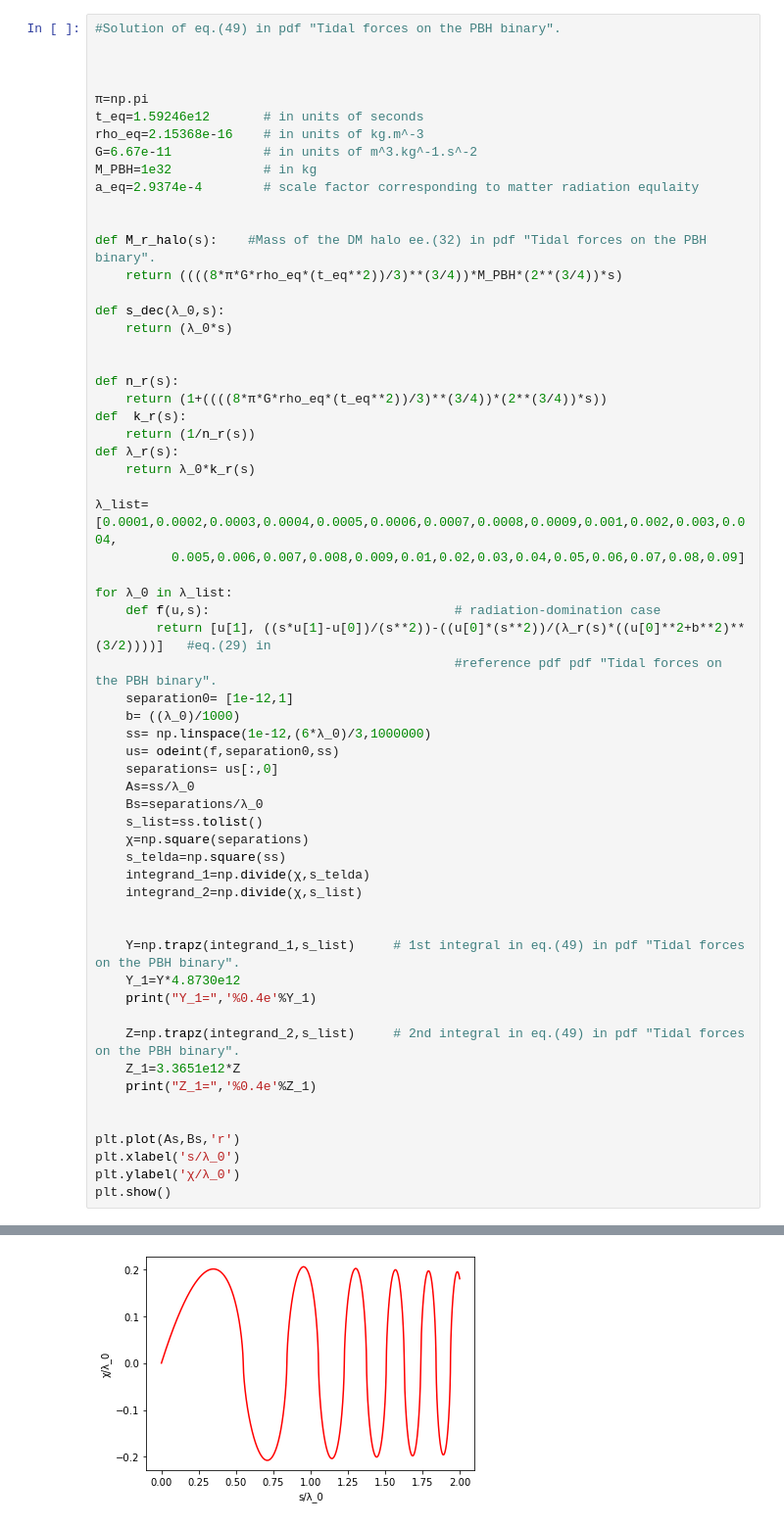
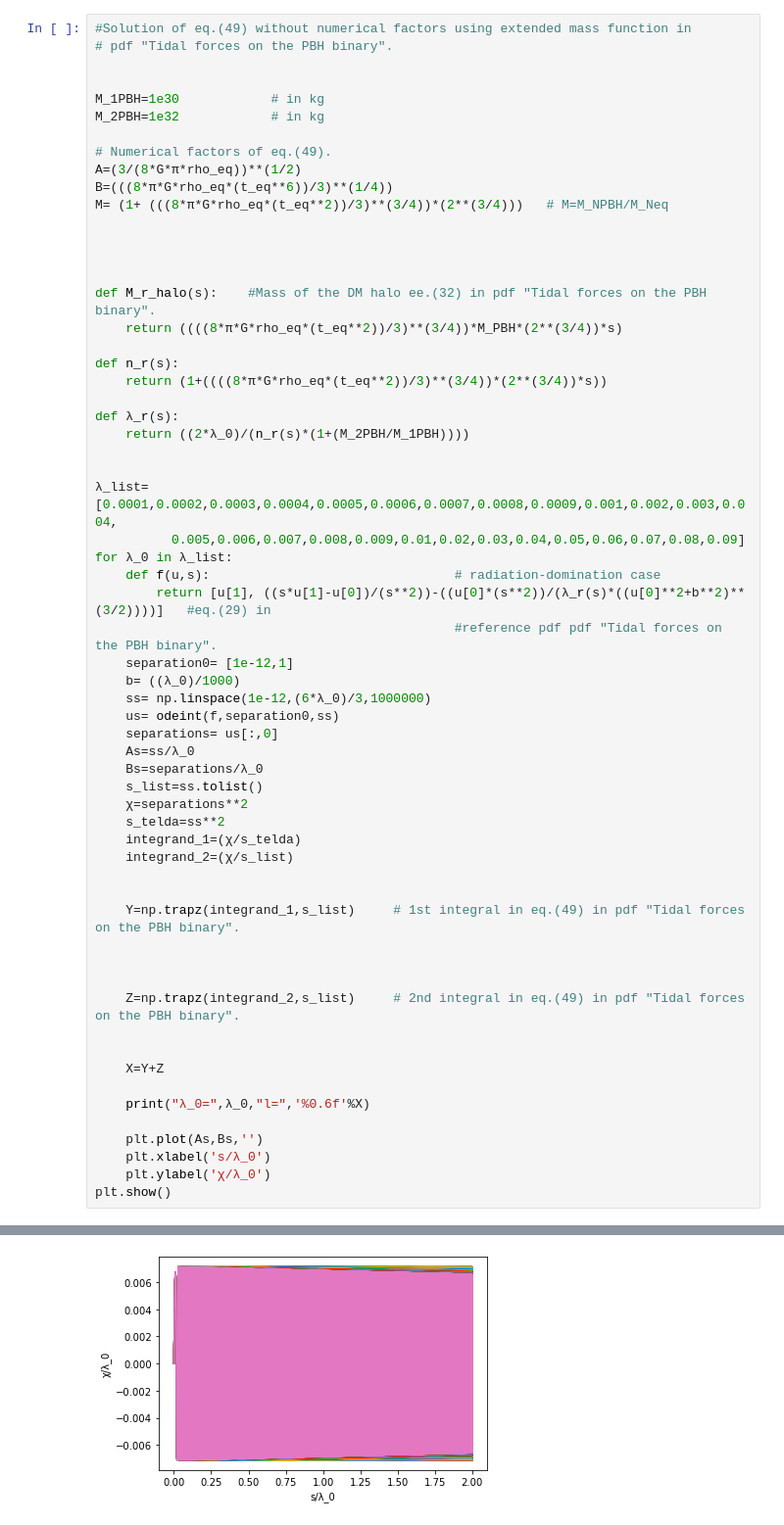
Before and after one commit to pratibhajangra591/Ifca-github, a Jupyter notebook: tidal forces on the binary.ipynb, the cells around one changed output, grey strips where cells are left out. Shown at 98% size. Saved outputs shown, nothing was run; the diff lists cells and outputs as text.

```diff
--- a/tidal forces on the binary.ipynb
+++ b/tidal forces on the binary.ipynb
@@ -38,33 +95,31 @@ integral= 0.29371525706963225 λ
 # %%
-#Solution of eq.(49) in pdf "Tidal forces on the PBH binary".
+#Solution of eq.(49) without numerical factors using extended mass function in
+# pdf "Tidal forces on the PBH binary".
 
 
+M_1PBH=1e30            # in kg
+M_2PBH=1e32            # in kg
 
-π=np.pi
-t_eq=1.59246e12       # in units of seconds
-rho_eq=2.15368e-16    # in units of kg.m^-3
-G=6.67e-11            # in units of m^3.kg^-1.s^-2
-M_PBH=1e32            # in kg
-a_eq=2.9374e-4        # scale factor corresponding to matter radiation equlaity
+# Numerical factors of eq.(49).
+A=(3/(8*G*π*rho_eq))**(1/2)
+B=(((8*π*G*rho_eq*(t_eq**6))/3)**(1/4))
+M= (1+ (((8*π*G*rho_eq*(t_eq**2))/3)**(3/4))*(2**(3/4)))   # M=M_NPBH/M_Neq
+
+
 
 
 def M_r_halo(s):    #Mass of the DM halo ee.(32) in pdf "Tidal forces on the PBH binary".
     return ((((8*π*G*rho_eq*(t_eq**2))/3)**(3/4))*M_PBH*(2**(3/4))*s)
 
-def s_dec(λ_0,s):
-    return (λ_0*s)
-
-
 def n_r(s):
     return (1+((((8*π*G*rho_eq*(t_eq**2))/3)**(3/4))*(2**(3/4))*s))
-def  k_r(s):
-    return (1/n_r(s))
+
 def λ_r(s):
-    return λ_0*k_r(s)
+    return ((2*λ_0)/(n_r(s)*(1+(M_2PBH/M_1PBH))))
+
 
 λ_list=[0.0001,0.0002,0.0003,0.0004,0.0005,0.0006,0.0007,0.0008,0.0009,0.001,0.002,0.003,0.004,
           0.005,0.006,0.007,0.008,0.009,0.01,0.02,0.03,0.04,0.05,0.06,0.07,0.08,0.09]
-
 for λ_0 in λ_list:
     def f(u,s):                                # radiation-domination case
         return [u[1], ((s*u[1]-u[0])/(s**2))-((u[0]*(s**2))/(λ_r(s)*((u[0]**2+b**2)**(3/2))))]   #eq.(29) in
@@ -77,23 +132,25 @@ for λ_0 in λ_list:
     As=ss/λ_0
     Bs=separations/λ_0
     s_list=ss.tolist()
-    χ=np.square(separations)
-    s_telda=np.square(ss)
-    integrand_1=np.divide(χ,s_telda)
-    integrand_2=np.divide(χ,s_list)
+    χ=separations**2
+    s_telda=ss**2
+    integrand_1=(χ/s_telda)
+    integrand_2=(χ/s_list)
 
 
     Y=np.trapz(integrand_1,s_list)     # 1st integral in eq.(49) in pdf "Tidal forces on the PBH binary".
-    Y_1=Y*4.8730e12
-    print("Y_1=",'%0.4e'%Y_1)
+
+
 
     Z=np.trapz(integrand_2,s_list)     # 2nd integral in eq.(49) in pdf "Tidal forces on the PBH binary".
-    Z_1=3.3651e12*Z
-    print("Z_1=",'%0.4e'%Z_1)
 
 
-plt.plot(As,Bs,'r')
-plt.xlabel('s/λ_0')
-plt.ylabel('χ/λ_0')
+    X=Y+Z
+
+    print("λ_0=",λ_0,"l=",'%0.6f'%X)
+
+    plt.plot(As,Bs,'')
+    plt.xlabel('s/λ_0')
+    plt.ylabel('χ/λ_0')
 plt.show()
 # %% [output]
@@ -117 +174 @@ Z_1= 2.1721e+09
-[figure, old version]
+[figure, new version]
```
Also changed, not shown: parts of 7 cells of this notebook.
